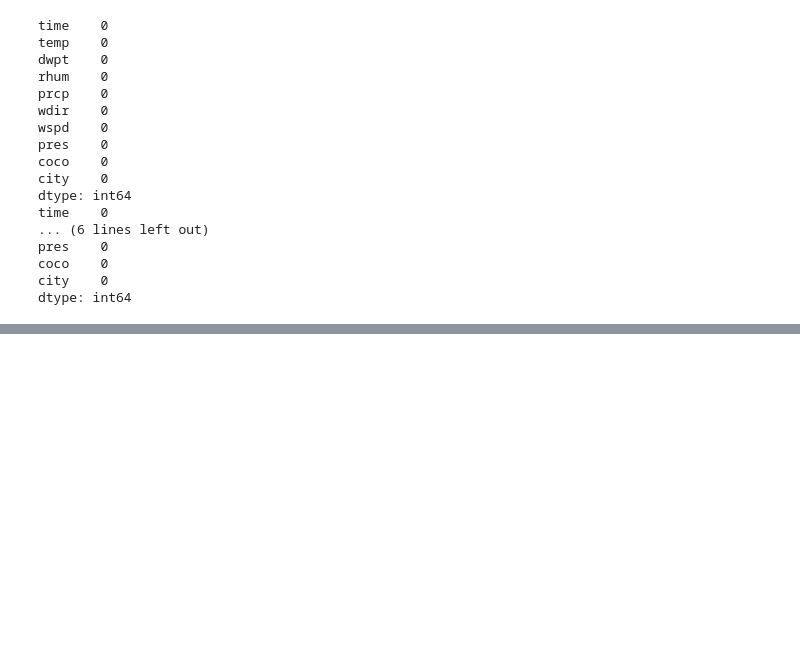
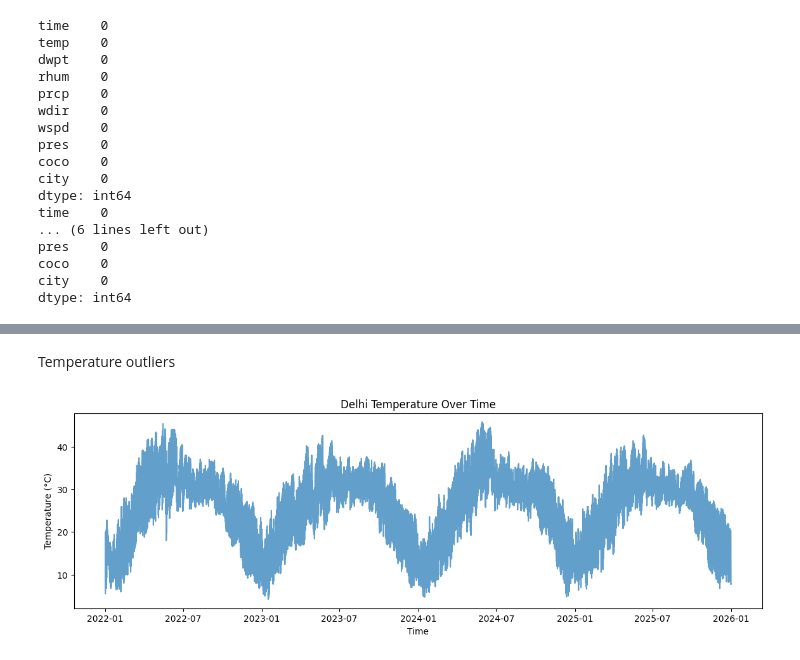
Before and after one commit to jinckzx/weatherman, a Jupyter notebook: weatherman.ipynb, the cells around one changed output, grey strips where cells are left out. Saved outputs shown, nothing was run; the diff lists cells and outputs as text; code cells hidden in the pictures; blank space fills up the shorter version.

```diff
--- a/weatherman.ipynb
+++ b/weatherman.ipynb
@@ -329,0 +369,11 @@ dtype: int64
+# %% [markdown]
+Temperature outliers
+# %%
+plt.figure(figsize=(14,4))
+plt.plot(data_delhi["time"], data_delhi["temp"], alpha=0.7)
+plt.title("Delhi Temperature Over Time")
+plt.xlabel("Time")
+plt.ylabel("Temperature (°C)")
+plt.show()
+# %% [output]
+[figure, added]
```
Also changed, not shown: parts of 16 cells of this notebook, 5 other files.
